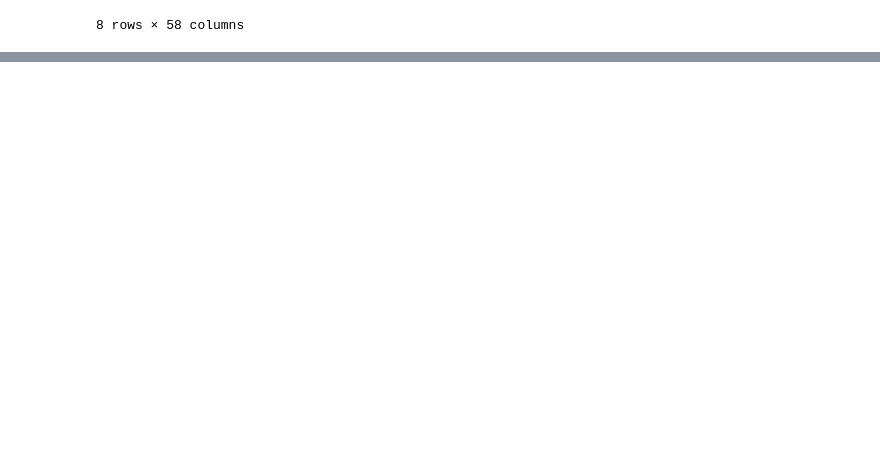
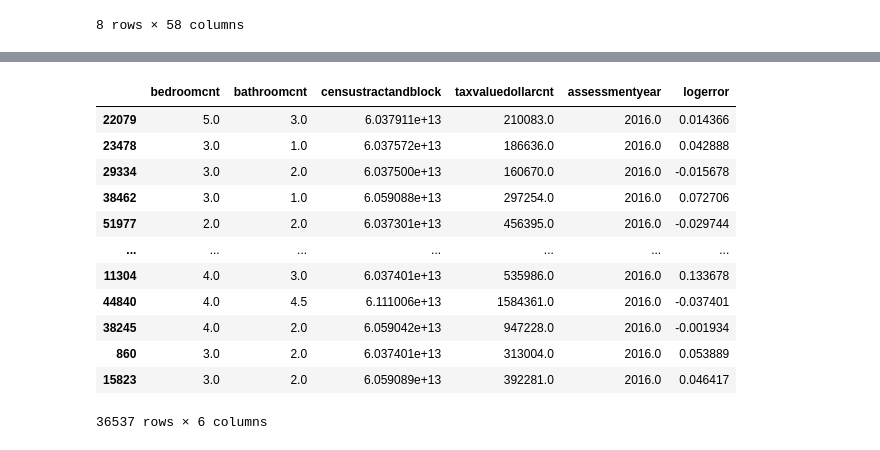
Before and after one commit to Thoai-Adam/Clustering-Exercises, a Jupyter notebook: explore_zillow.ipynb, the cells around one changed output, grey strips where cells are left out. Saved outputs shown, nothing was run; the diff lists cells and outputs as text; code cells hidden in the pictures; blank space fills up the shorter version.

```diff
--- a/explore_zillow.ipynb
+++ b/explore_zillow.ipynb
@@ -72,3 +270,5 @@ wrangle_zillow.missing_by_col(df)
+# %%
+df.dropna(inplace=True)
 # %%
 col=df.columns
 wrangle_zillow.get_fences(df, col)
@@ -86,3 +321,19 @@ train.shape
+# %%
+train
+# %% [output]
+|  | bedroomcnt | bathroomcnt | censustractandblock | taxvaluedollarcnt | assessmentyear | logerror |
+| 22079 | 5.0 | 3.0 | 6.037911e+13 | 210083.0 | 2016.0 | 0.014366 |
+| 23478 | 3.0 | 1.0 | 6.037572e+13 | 186636.0 | 2016.0 | 0.042888 |
+| 29334 | 3.0 | 2.0 | 6.037500e+13 | 160670.0 | 2016.0 | -0.015678 |
+| 38462 | 3.0 | 1.0 | 6.059088e+13 | 297254.0 | 2016.0 | 0.072706 |
+| 51977 | 2.0 | 2.0 | 6.037301e+13 | 456395.0 | 2016.0 | -0.029744 |
+| ... | ... | ... | ... | ... | ... | ... |
+| 11304 | 4.0 | 3.0 | 6.037401e+13 | 535986.0 | 2016.0 | 0.133678 |
+| 44840 | 4.0 | 4.5 | 6.111006e+13 | 1584361.0 | 2016.0 | -0.037401 |
+| 38245 | 4.0 | 2.0 | 6.059042e+13 | 947228.0 | 2016.0 | -0.001934 |
+| 860 | 3.0 | 2.0 | 6.037401e+13 | 313004.0 | 2016.0 | 0.053889 |
+| 15823 | 3.0 | 2.0 | 6.059089e+13 | 392281.0 | 2016.0 | 0.046417 |
+36537 rows × 6 columns
 # %%
 print("train observations: ", train.size)
 print("validate observations: ", val.size)
```
Also changed, not shown: parts of 38 cells of this notebook, 1 other file.
